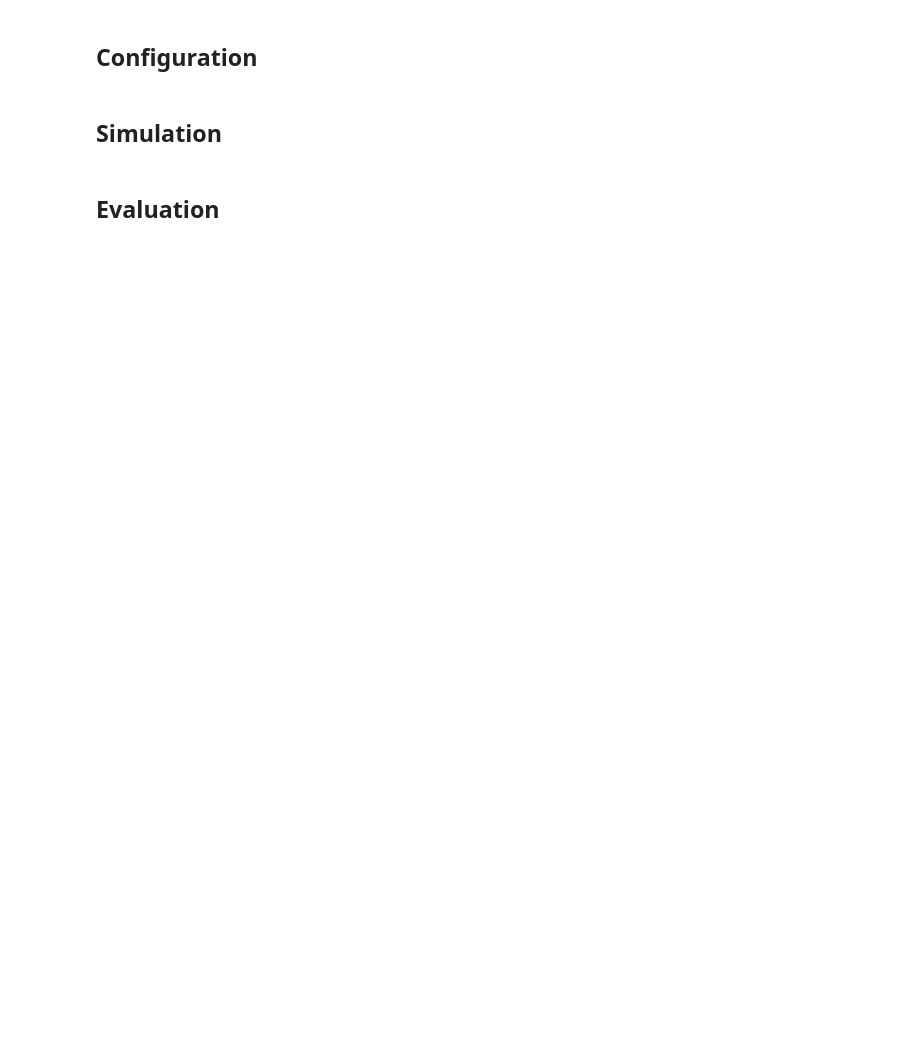
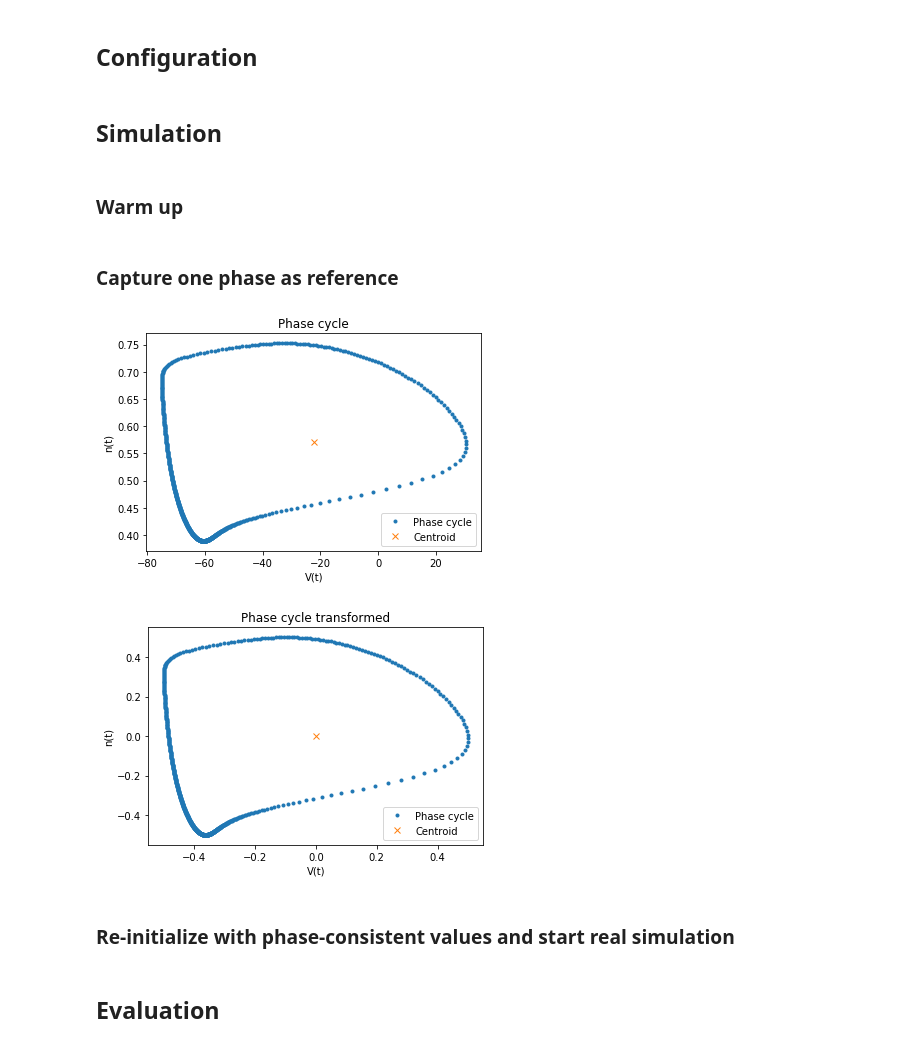
Before and after one commit to ndettmer/neuronal_synchrony_replication, a Jupyter notebook: FirstExp.ipynb, the cells around one changed output. Saved outputs shown, nothing was run; the diff lists cells and outputs as text; code cells hidden in the pictures; blank space fills up the shorter version.

```diff
--- a/FirstExp.ipynb
+++ b/FirstExp.ipynb
@@ -236,7 +271,20 @@ class Connection():
 # %% [markdown]
 ## Configuration
 # %%
-np.random.seed(42)
+"""
+Cases:
+
+1: constant axonal delays (8ms)
+[2: varying axonal delays (0ms - 30ms [1ms steps])]
+3: inhibitory synapses
+4: gamma without intrinsic tonic firing mode
+5: delays as gamma distribution, different shape factors of gamma distributions (means between .3 and 1.)
+6: different distribition shapes for each axon
+"""
+
+scenario = "fixed_spike_times_try"
+
+np.random.seed(12)
 
 hh_config = {
     'C': 1.,
@@ -252,11 +300,14 @@ hh_config = {
 tau_d = 3.
 tau_r = .1
 g_max = .05
-N = 500.
+N = 1.
 E_syn = 0.
 
-distribute_tau_l = True
-tau_l = .8
+distribute_tau_l = False
+# between .3 and 1.
+tau_l = 8.
+# 1, 5, 20
+k = 5.
 
 step_size = .02
 t0 = 0.
@@ -264,8 +315,10 @@ m0 = 0.05
 h0 = 0.6
 n0 = 0.32
 V0 = -30.
+t_end = 120.
 
-t_end = 1500.
+# phase length is always around 14.66 ms
+phase_len_t = 14.66
 
 ts = np.arange(t0, t_end, step_size)
 
@@ -280,3 +336,5 @@ def simulate(ts):
     for t in ts[1:]:
         for neuron in neurons:
             neuron.heun_step(t)
+# %% [markdown]
+### Warm up
@@ -283,51 +347,51 @@ def simulate(ts):
+# %% [markdown]
+### Capture one phase as reference
 # %%
-# warmup
-ts_wu = np.arange(0, 14.7 * 3., step_size)
-for neuron in neurons:
-    neuron.setup(ts_wu.size, m0, h0, n0, V0)
-simulate(ts_wu)
-
-
 # save one phase of n and V
 
 # warmup is 3 phases long, so cut the last third
 # to securely get data, which is already following the phase dynamics
-start_idx = int(14.5 * 2 / step_size)
+start_idx = int(phase_len_t * 2 / step_size)
 V_phase = neurons[0].V[start_idx:]
 n_phase = neurons[0].n[start_idx:]
 
 # calculate the centroid of the phase cycle
-V_phase_mean = np.mean(V_phase)
-n_phase_mean = np.mean(n_phase)
 V_phase_min = np.min(V_phase)
 n_phase_min = np.min(n_phase)
 V_phase_max = np.max(V_phase)
 n_phase_max = np.max(n_phase)
+V_phase_mean = (V_phase_max - V_phase_min) / 2. + V_phase_min
+n_phase_mean = (n_phase_max - n_phase_min) / 2. + n_phase_min
 
 # plot cycle without transformation
 plt.plot(V_phase, n_phase, ".")
 plt.plot(V_phase_mean, n_phase_mean, "x")
 plt.legend(["Phase cycle", "Centroid"])
 plt.ylabel("n(t)")
 plt.xlabel("V(t)")
 plt.title("Phase cycle")
 plt.show()
 
 # translate the phase cycle to the origin
 V_phase -= V_phase_mean
 n_phase -= n_phase_mean
 
 # scale cycle for phase determination
 V_phase /= V_phase_max - V_phase_min
 n_phase /= n_phase_max - n_phase_min
 
 # plot cycle with transformation
 plt.plot(V_phase, n_phase, ".")
-plt.plot(np.mean(V_phase), np.mean(n_phase), "x")
+plt.plot(0., 0., "x")
 plt.legend(["Phase cycle", "Centroid"])
 plt.ylabel("n(t)")
 plt.xlabel("V(t)")
 plt.title("Phase cycle transformed")
 plt.show()
+# %% [output]
+[figure, added]
+[figure, added]
+# %% [markdown]
+### Re-initialize with phase-consistent values and start real simulation
 # %%
 # cut first phase
```
Also changed, not shown: parts of 9 cells of this notebook, 1 other file.
